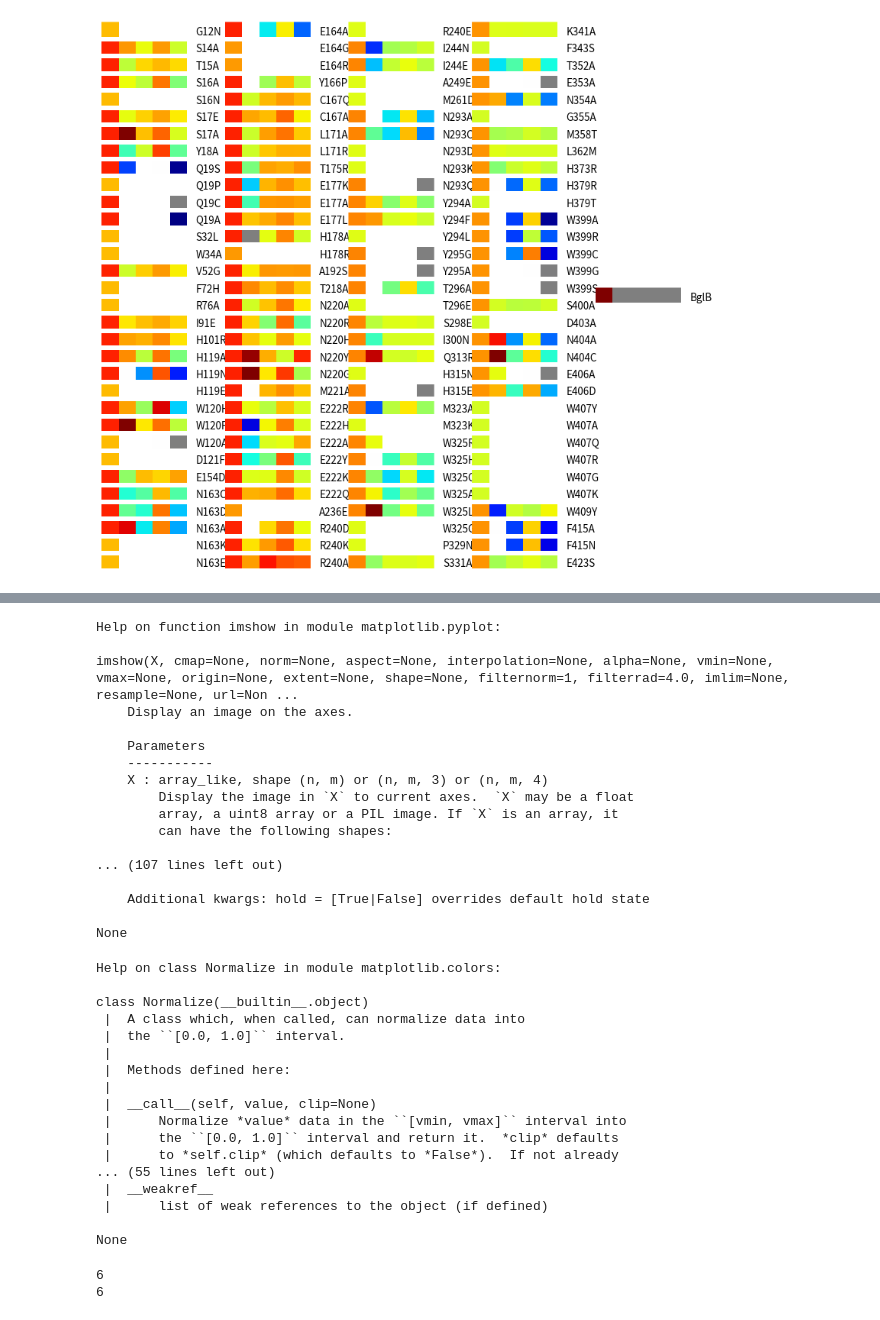
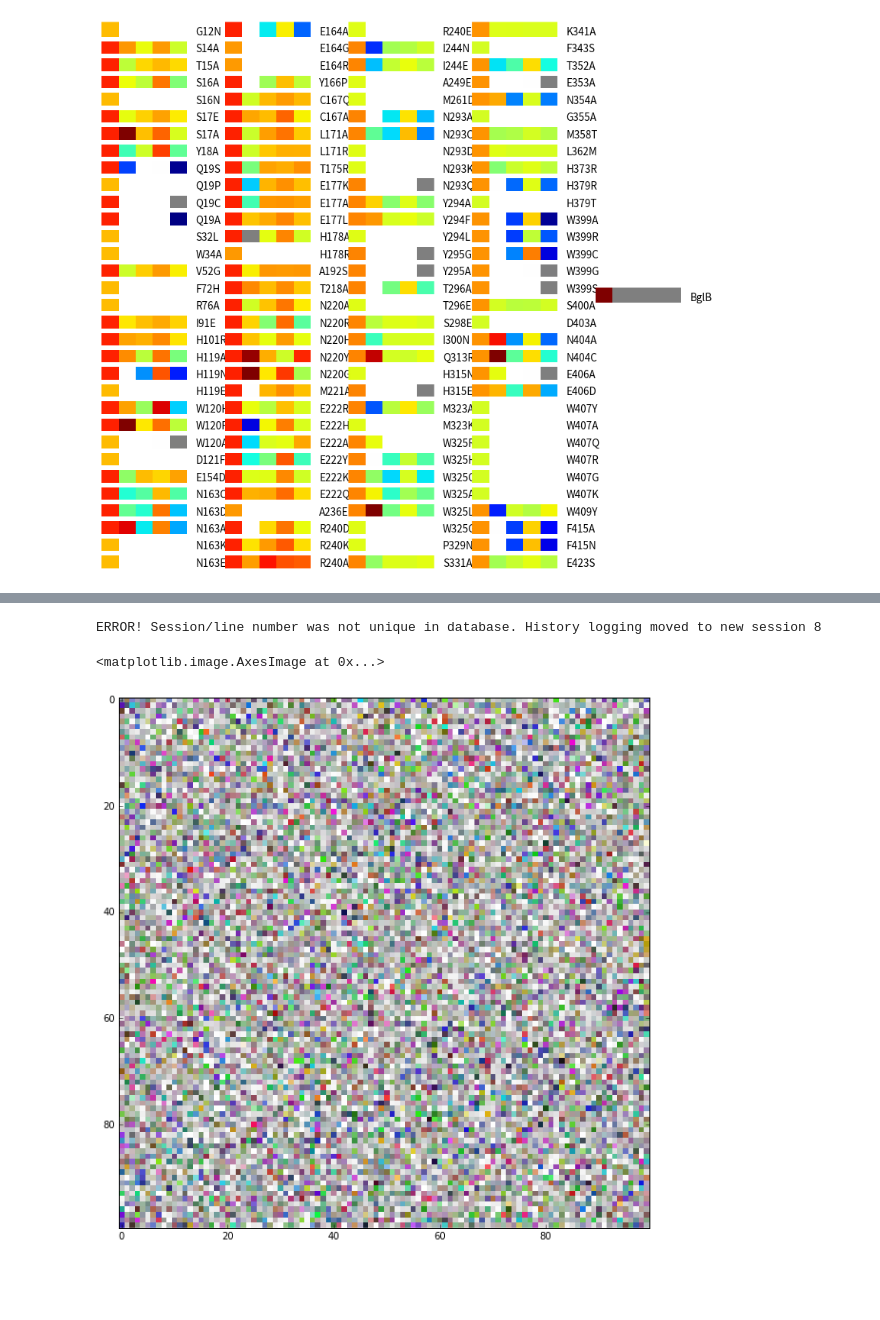
Before and after one commit to dacarlin/bglb_thermal, a Jupyter notebook: paper_draft/Untitled.ipynb, the cells around one changed output, grey strips where cells are left out. Cells and saved outputs as stored; diff of their text form; code cells hidden in the pictures; blank space fills up the shorter version.

```diff
--- a/paper_draft/Untitled.ipynb
+++ b/paper_draft/Untitled.ipynb
@@ -190,59 +171,9 @@ print cmap.from_list
-# %%
-print help( plt.imshow )
-# %% [output]
-Help on function imshow in module matplotlib.pyplot:
-
-imshow(X, cmap=None, norm=None, aspect=None, interpolation=None, alpha=None, vmin=None, vmax=None, origin=None, extent=None, shape=None, filternorm=1, filterrad=4.0, imlim=None, resample=None, url=Non ...
-    Display an image on the axes.
-
-    Parameters
-    -----------
-    X : array_like, shape (n, m) or (n, m, 3) or (n, m, 4)
-        Display the image in `X` to current axes.  `X` may be a float
-        array, a uint8 array or a PIL image. If `X` is an array, it
-        can have the following shapes:
-
-... (107 lines left out)
-
-    Additional kwargs: hold = [True|False] overrides default hold state
-
-None
-# %%
-import matplotlib
-print help( matplotlib.colors.Normalize )
-# %% [output]
-Help on class Normalize in module matplotlib.colors:
-
-class Normalize(__builtin__.object)
- |  A class which, when called, can normalize data into
- |  the ``[0.0, 1.0]`` interval.
- |
- |  Methods defined here:
- |
- |  __call__(self, value, clip=None)
- |      Normalize *value* data in the ``[vmin, vmax]`` interval into
- |      the ``[0.0, 1.0]`` interval and return it.  *clip* defaults
- |      to *self.clip* (which defaults to *False*).  If not already
-... (55 lines left out)
- |  __weakref__
- |      list of weak references to the object (if defined)
-
-None
-# %%
-# a much more informative way to write this code
-
-def f(x):
-    def g(y):
-        return x + y
-    return g
-
-def h(x):
-    return lambda y: x + y
-
-a = f(1) # returns: 1 + y
-b = h(1) # returns: 1 + y
-print f(1)(5)
-print h(1)(5)
-# %% [output]
-6
-6
+# %%
+big = 100
+plt.figure( figsize=(np.sqrt(big),np.sqrt(big)))
+the_array = np.array( [ [ tuple( np.random.rand( 4 ) ) for i in range( big ) ] for j in range( big ) ] )
+plt.imshow( the_array, interpolation='none', cmap='viridis' )
+# %% [output]
+ERROR! Session/line number was not unique in database. History logging moved to new session 8
+<matplotlib.image.AxesImage at 0x...>
+[figure, added]
```
Also changed, not shown: parts of 9 cells of this notebook, 15 other files.
